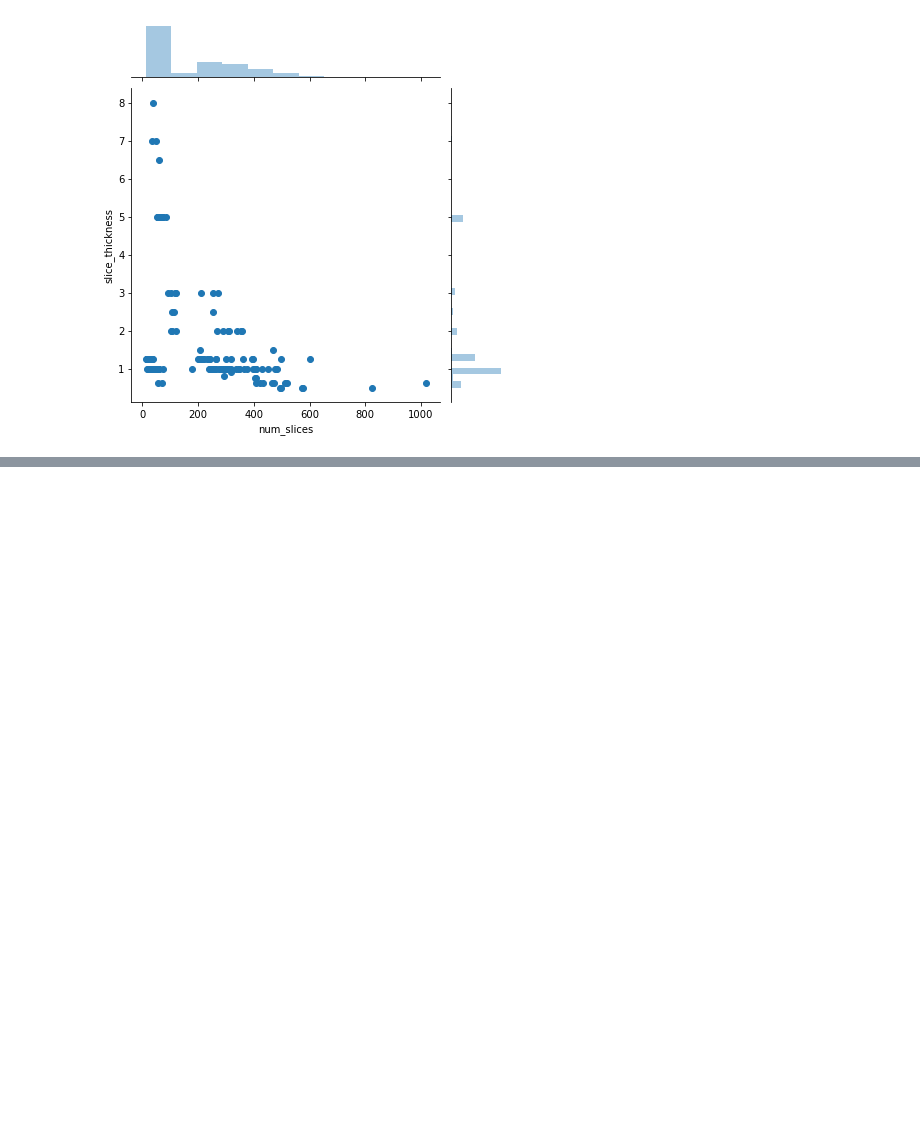
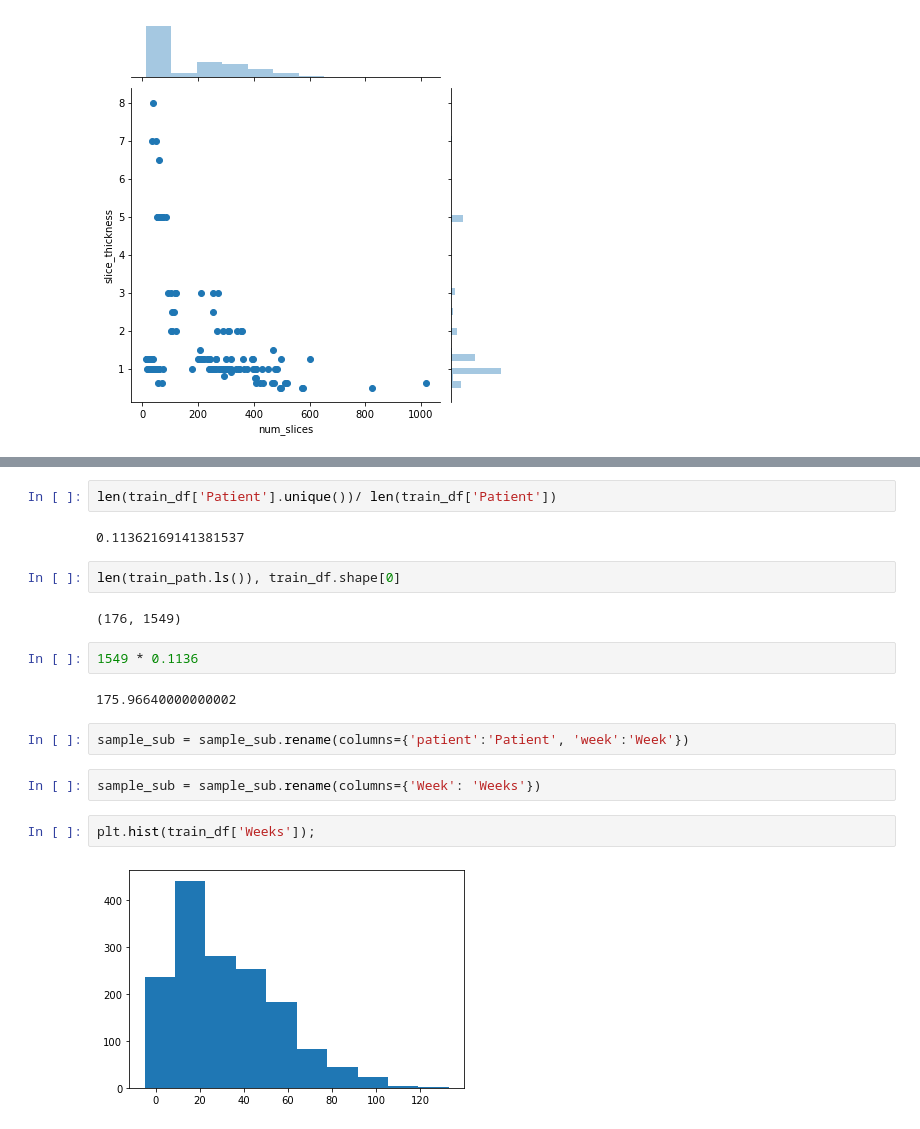
Before and after one commit to alibabaz/kaggle_osic_pulmonary_fibrosis, a Jupyter notebook: eda_viz_expo.ipynb, the cells around one changed output, grey strips where cells are left out. Drawn from its saved outputs; the diff is of its cells as text; blank space fills up the shorter version.

```diff
--- a/eda_viz_expo.ipynb
+++ b/eda_viz_expo.ipynb
@@ -207,0 +405,20 @@ sns.__version__
+# %%
+len(train_df['Patient'].unique())/ len(train_df['Patient'])
+# %% [output]
+0.11362169141381537
+# %%
+len(train_path.ls()), train_df.shape[0]
+# %% [output]
+(176, 1549)
+# %%
+1549 * 0.1136
+# %% [output]
+175.96640000000002
+# %%
+sample_sub = sample_sub.rename(columns={'patient':'Patient', 'week':'Week'})
+# %%
+sample_sub = sample_sub.rename(columns={'Week': 'Weeks'})
+# %%
+plt.hist(train_df['Weeks']);
+# %% [output]
+[figure, added]
```
Also changed, not shown: parts of 33 cells of this notebook, 1 other file.
